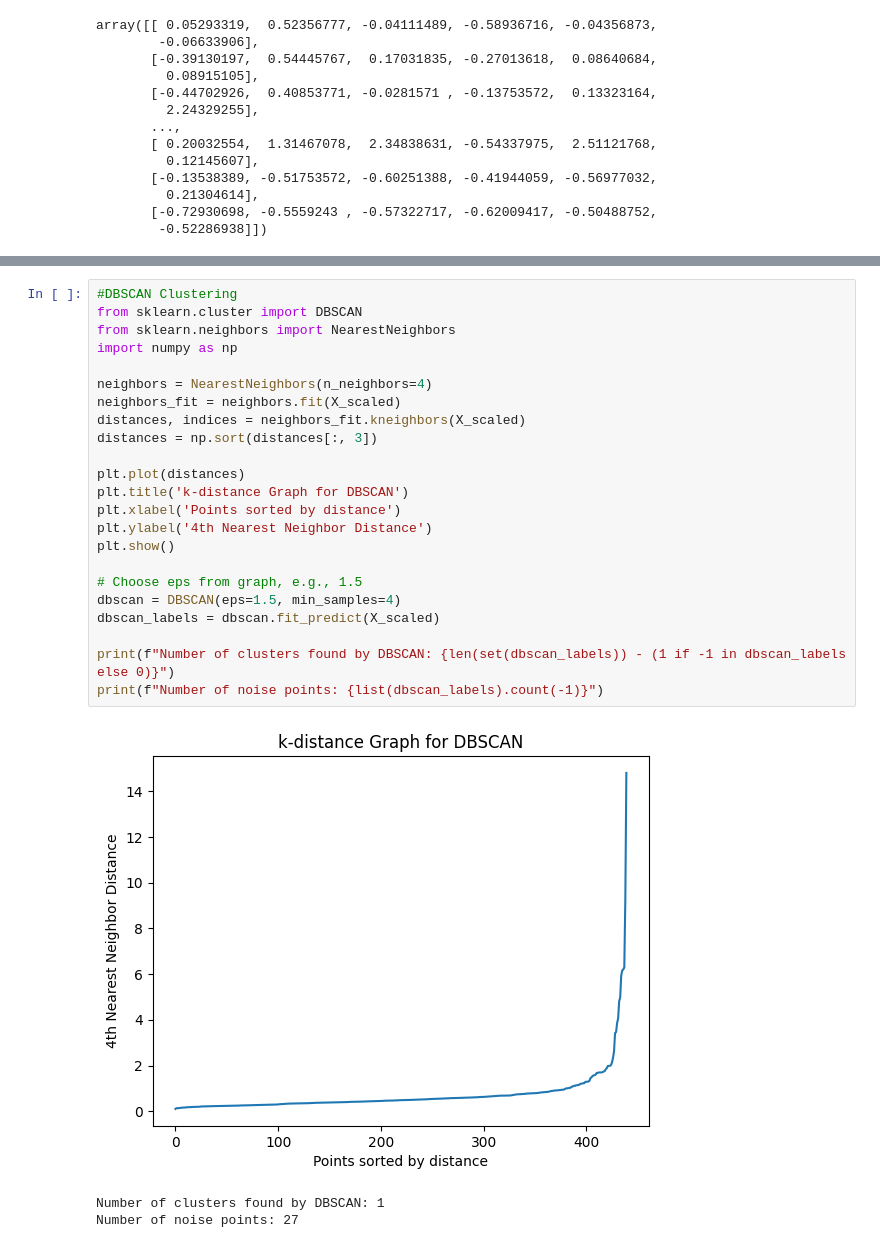
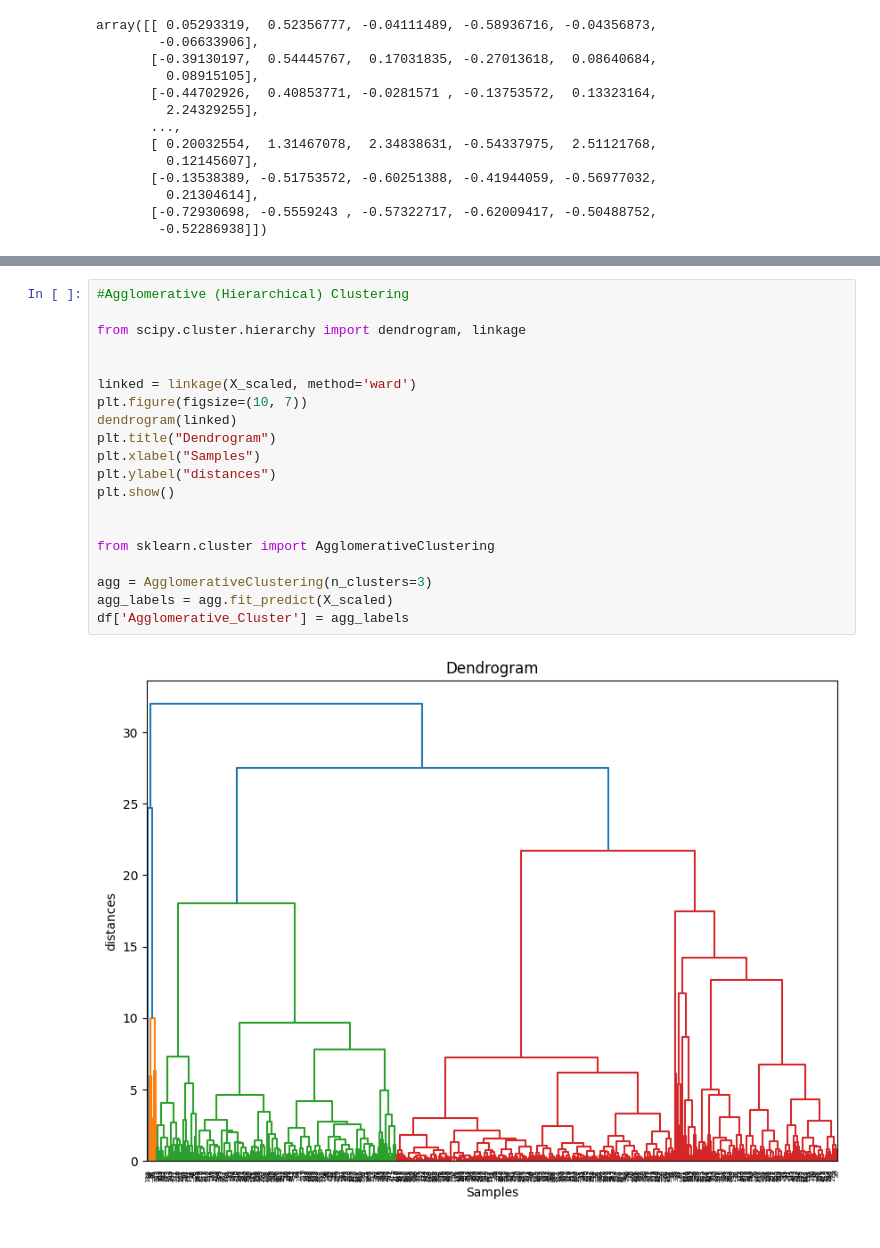
Before and after one commit to VineethaAdarsh/Assignment, a Jupyter notebook: CaseStudyByVin.ipynb, the cells around one changed output, grey strips where cells are left out. Saved outputs shown, nothing was run; the diff lists cells and outputs as text.

```diff
--- a/CaseStudyByVin.ipynb
+++ b/CaseStudyByVin.ipynb
@@ -243,27 +154,22 @@ Optimal number of clusters for Agglomerative Clustering: 2
-# %%
-#DBSCAN Clustering
-from sklearn.cluster import DBSCAN
-from sklearn.neighbors import NearestNeighbors
-import numpy as np
-
-neighbors = NearestNeighbors(n_neighbors=4)
-neighbors_fit = neighbors.fit(X_scaled)
-distances, indices = neighbors_fit.kneighbors(X_scaled)
-distances = np.sort(distances[:, 3])
-
-plt.plot(distances)
-plt.title('k-distance Graph for DBSCAN')
-plt.xlabel('Points sorted by distance')
-plt.ylabel('4th Nearest Neighbor Distance')
-plt.show()
-
-# Choose eps from graph, e.g., 1.5
-dbscan = DBSCAN(eps=1.5, min_samples=4)
-dbscan_labels = dbscan.fit_predict(X_scaled)
-
-print(f"Number of clusters found by DBSCAN: {len(set(dbscan_labels)) - (1 if -1 in dbscan_labels else 0)}")
-print(f"Number of noise points: {list(dbscan_labels).count(-1)}")
-# %% [output]
-[figure, removed]
-Number of clusters found by DBSCAN: 1
-Number of noise points: 27
+# %%
+#Agglomerative (Hierarchical) Clustering
+
+from scipy.cluster.hierarchy import dendrogram, linkage
+
+
+linked = linkage(X_scaled, method='ward')
+plt.figure(figsize=(10, 7))
+dendrogram(linked)
+plt.title("Dendrogram")
+plt.xlabel("Samples")
+plt.ylabel("distances")
+plt.show()
+
+
+from sklearn.cluster import AgglomerativeClustering
+
+agg = AgglomerativeClustering(n_clusters=3)
+agg_labels = agg.fit_predict(X_scaled)
+df['Agglomerative_Cluster'] = agg_labels
+# %% [output]
+[figure, added]
```
Also changed, not shown: parts of 7 cells of this notebook.
